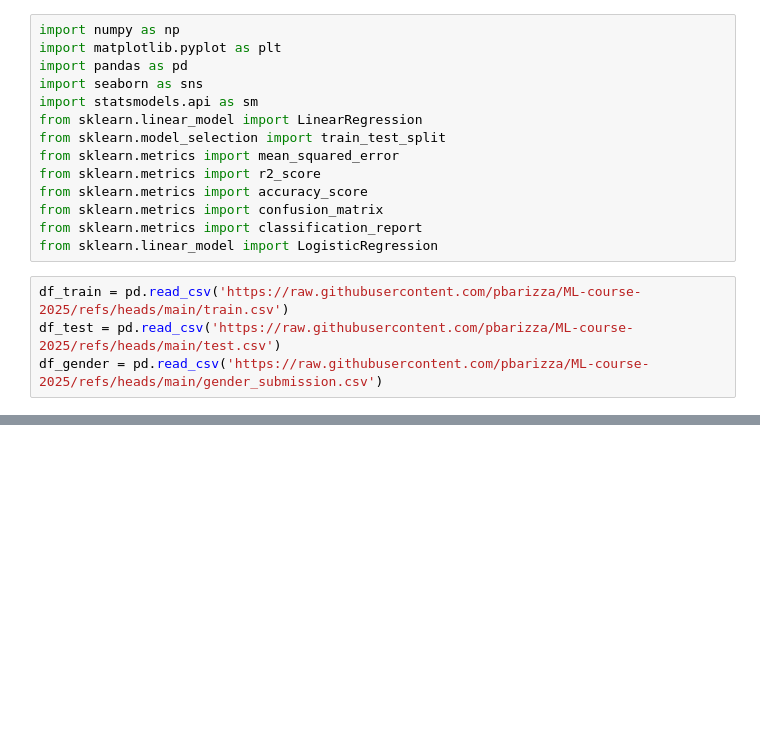
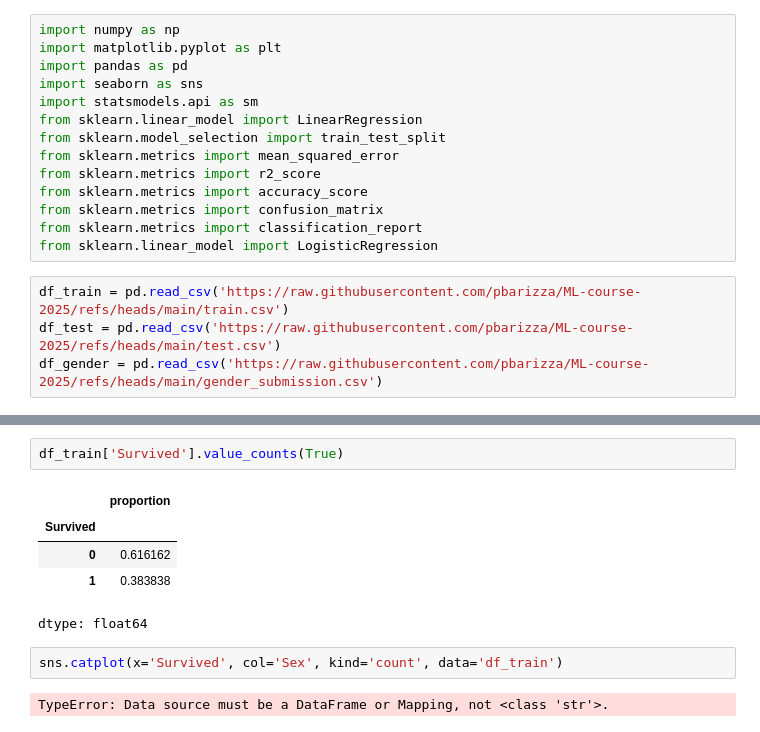
Before and after one commit to pbarizza/ML-course-2025, a Jupyter notebook: lesson03.ipynb, the cells around one changed output, grey strips where cells are left out. Cells and saved outputs as stored; diff of their text form; blank space fills up the shorter version.

```diff
--- a/lesson03.ipynb
+++ b/lesson03.ipynb
@@ -26,0 +61,12 @@ df_gender = pd.read_csv('https://raw.githubusercontent.com/pbarizza/ML-course-20
+# %%
+df_train['Survived'].value_counts(True)
+# %% [output]
+|  | proportion |
+| Survived |  |
+| 0 | 0.616162 |
+| 1 | 0.383838 |
+dtype: float64
+# %%
+sns.catplot(x='Survived', col='Sex', kind='count', data='df_train')
+# %% [output]
+TypeError: Data source must be a DataFrame or Mapping, not <class 'str'>.
```
Also changed, not shown: parts of 6 cells of this notebook.
